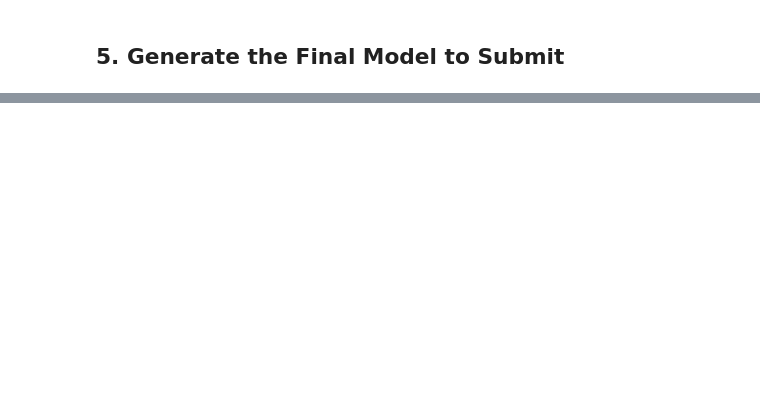
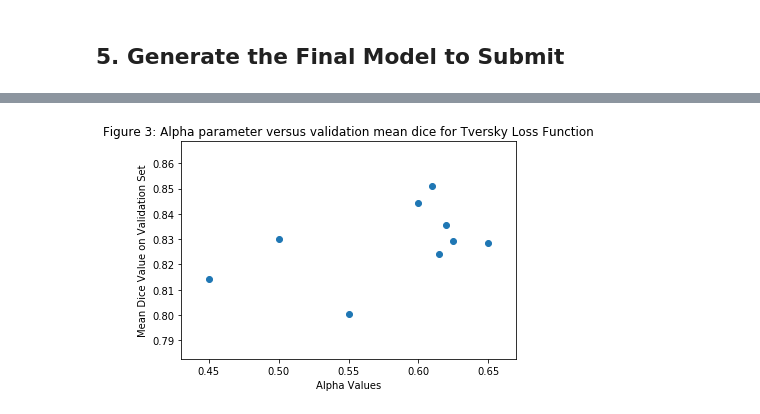
Before and after one commit to pusztayj/NeuralComp-Coursework, a Jupyter notebook: CW2/tutorial.ipynb, the cells around one changed output, grey strips where cells are left out. Cells and saved outputs as stored; diff of their text form; code cells hidden in the pictures; blank space fills up the shorter version.

```diff
--- a/CW2/tutorial.ipynb
+++ b/CW2/tutorial.ipynb
@@ -741,0 +880,13 @@ print("Generate CSV file successfully")
+# %%
+alpha = [0.6,0.5,0.55,0.45,0.65,0.625,0.61,0.62,0.615]
+val_dice= [0.8441529549708736,0.8302270767106243,0.8003967305709455,
+           0.8143681083489538, 0.8283610074542992,0.8292482370261751,0.8509846872222309,
+           0.8356568355603958, 0.8243151270690395]
+
+plt.scatter(alpha,val_dice)
+plt.xlabel("Alpha Values")
+plt.ylabel("Mean Dice Value on Validation Set")
+plt.title("Figure 3: Alpha parameter versus validation mean dice for Tversky Loss Function")
+plt.show()
+# %% [output]
+[figure, added]
```
Also changed, not shown: parts of 30 cells of this notebook, 2 other files.
